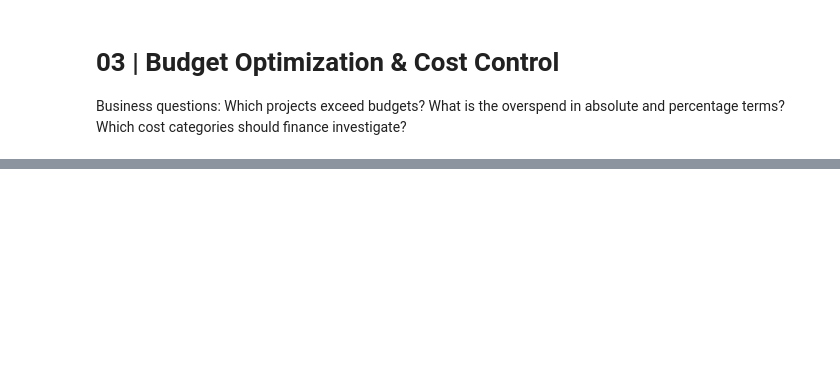
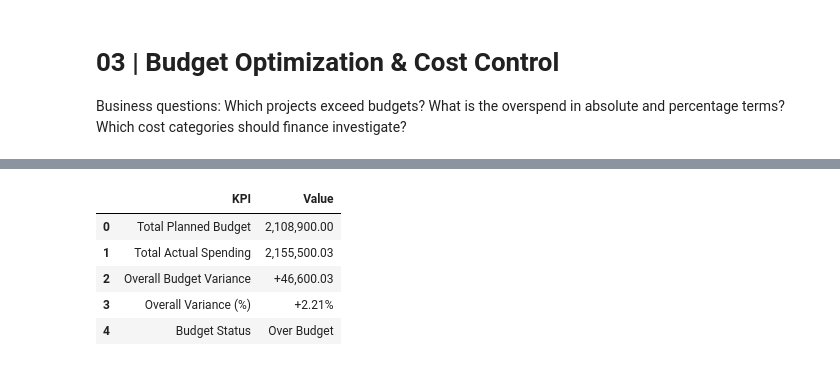
Before and after one commit to MayerAnnamaria/python-business-analytics-project, a Jupyter notebook: notebooks/03_budget_optimization.ipynb, the cells around one changed output, grey strips where cells are left out. Drawn from its saved outputs; the diff is of its cells as text; code cells hidden in the pictures; blank space fills up the shorter version.

```diff
--- a/notebooks/03_budget_optimization.ipynb
+++ b/notebooks/03_budget_optimization.ipynb
@@ -47,0 +196,77 @@ display(by_department.sort_values('variance',ascending=False))
+# %%
+
+# =============================================================================
+# 05 | OVERALL BUSINESS IMPACT
+# =============================================================================
+# Objective:
+# Summarize total planned spending, actual costs, and overall
+# budget performance across all departments.
+# =============================================================================
+
+# 01 | Calculate financial KPIs
+total_planned = department_analysis["planned_budget"].sum()
+total_actual = department_analysis["actual_cost"].sum()
+
+total_variance = total_actual - total_planned
+
+total_variance_pct = (
+    total_variance / total_planned * 100
+    if total_planned != 0
+    else float("nan")
+)
+
+# 02 | Determine overall budget status
+if total_variance > 0:
+    overall_status = "Over Budget"
+elif total_variance < 0:
+    overall_status = "Below Budget"
+else:
+    overall_status = "On Budget"
+
+# 03 | Create executive KPI summary
+overall_impact = pd.DataFrame({
+    "KPI": [
+        "Total Planned Budget",
+        "Total Actual Spending",
+        "Overall Budget Variance",
+        "Overall Variance (%)",
+        "Budget Status"
+    ],
+    "Value": [
+        f"{total_planned:,.2f}",
+        f"{total_actual:,.2f}",
+        f"{total_variance:+,.2f}",
+        f"{total_variance_pct:+.2f}%",
+        overall_status
+    ]
+})
+
+display(overall_impact)
+
+# 04 | Display executive interpretation
+print("MANAGEMENT SUMMARY")
+print("-" * 60)
+
+print(
+    f"Across {len(department_analysis)} departments, "
+    f"actual spending {'exceeds' if total_variance > 0 else 'is at or below'} "
+    f"the planned budget."
+)
+
+print(
+    f"Overall variance: {total_variance:+,.2f} "
+    f"({total_variance_pct:+.2f}%)."
+)
+
+print(
+    "Recommended action: Prioritize departments with the "
+    "largest unfavorable budget variances and investigate "
+    "potential cost drivers before implementing corrective measures."
+)
+# %% [output]
+|  | KPI | Value |
+| 0 | Total Planned Budget | 2,108,900.00 |
+| 1 | Total Actual Spending | 2,155,500.03 |
+| 2 | Overall Budget Variance | +46,600.03 |
+| 3 | Overall Variance (%) | +2.21% |
+| 4 | Budget Status | Over Budget |
```
Also changed, not shown: parts of 7 cells of this notebook.
